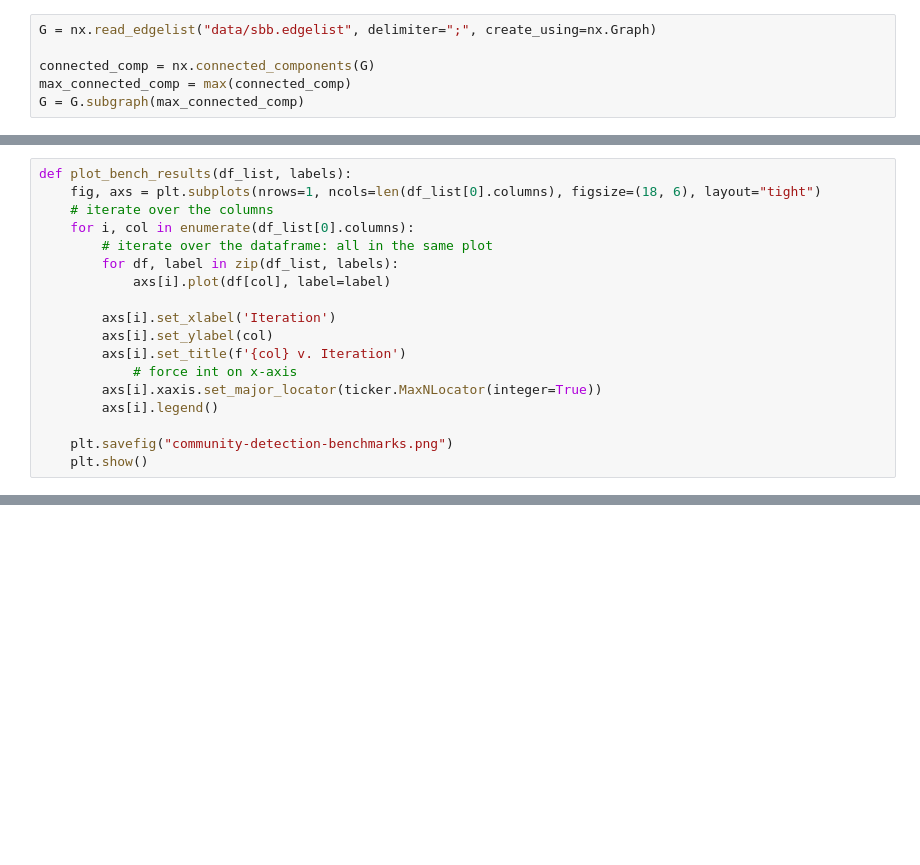
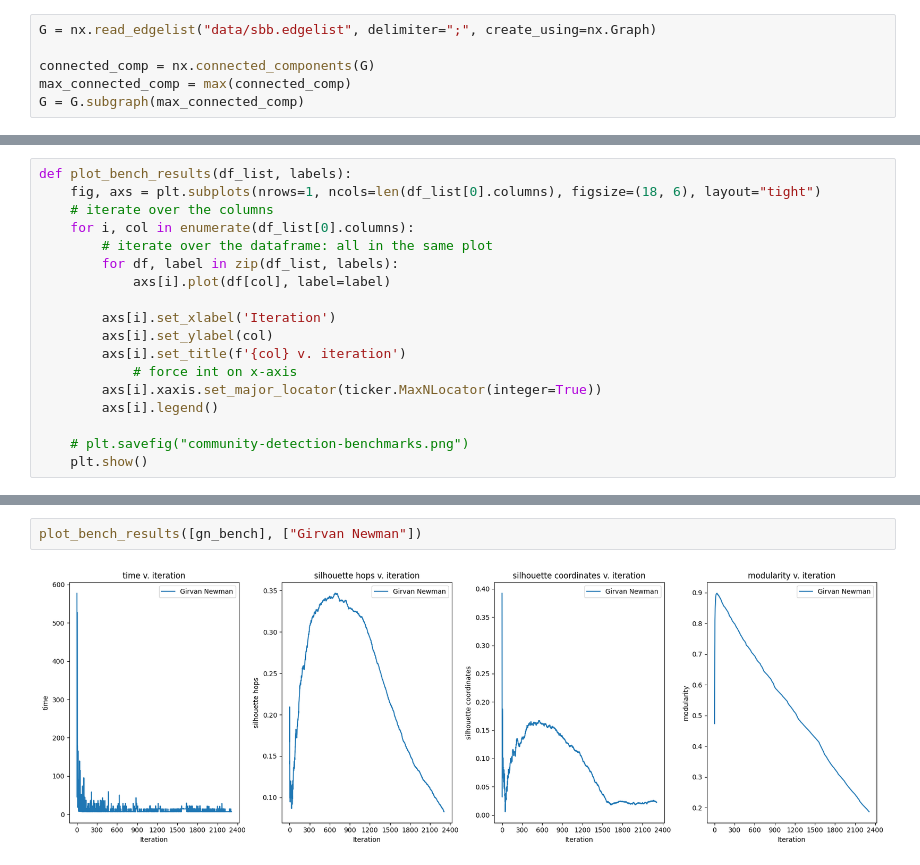
Before and after one commit to mattduerrmeier/sbb-analytics, a Jupyter notebook: community_detection_evaluation.ipynb, the cells around one changed output, grey strips where cells are left out. Cells and saved outputs as stored; diff of their text form; blank space fills up the shorter version.

```diff
--- a/community_detection_evaluation.ipynb
+++ b/community_detection_evaluation.ipynb
@@ -233,12 +256,12 @@ def plot_bench_results(df_list, labels):
 
         axs[i].set_xlabel('Iteration')
         axs[i].set_ylabel(col)
-        axs[i].set_title(f'{col} v. Iteration')
+        axs[i].set_title(f'{col} v. iteration')
             # force int on x-axis
         axs[i].xaxis.set_major_locator(ticker.MaxNLocator(integer=True))
         axs[i].legend()
 
-    plt.savefig("community-detection-benchmarks.png")
+    # plt.savefig("community-detection-benchmarks.png")
     plt.show()
 # %%
 louvain_bench = pd.read_csv("data/benchmarks/louvain.csv")
@@ -256,3 +278,7 @@ plot_bench_results(algorithm_data, algorithm_name)
+# %%
+plot_bench_results([gn_bench], ["Girvan Newman"])
+# %% [output]
+[figure, added]
 # %%
 # we should be able to safely remove this
 # kept just in case
```
Also changed, not shown: parts of 17 cells of this notebook, 3 other files.
